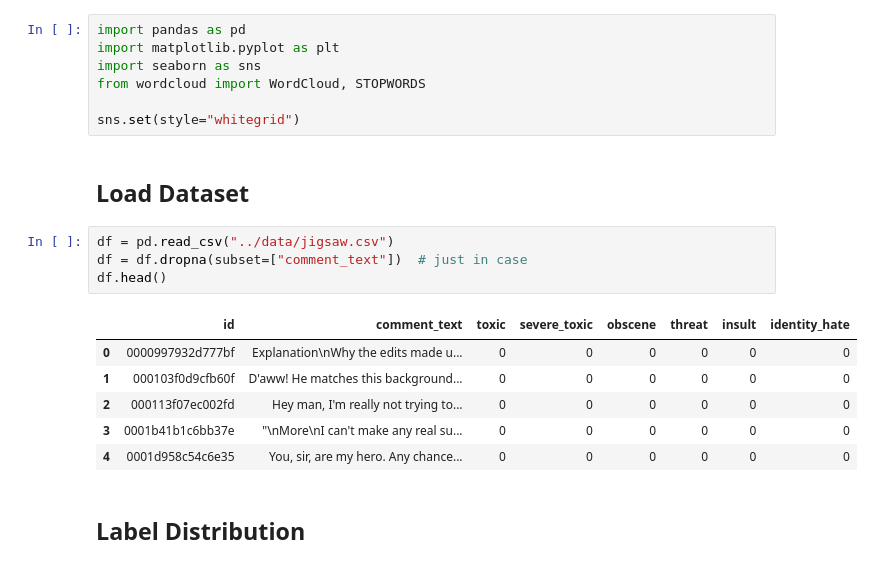
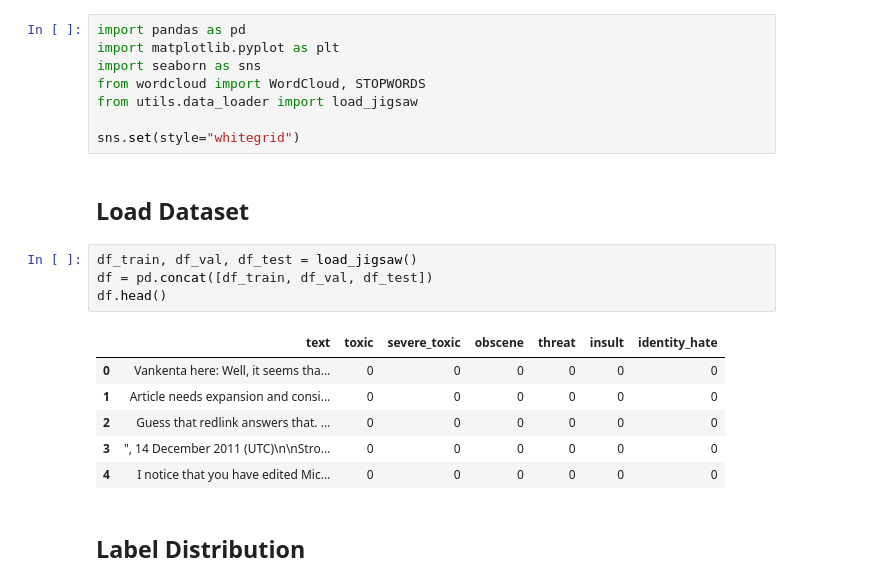
Before and after one commit to naghamo/deltaf1-hybrid-active-learning, a Jupyter notebook: eda_preprocessing/03_jigsaw_eda.ipynb, the cells around one changed output. Cells and saved outputs as stored; diff of their text form.

```diff
--- a/eda_preprocessing/03_jigsaw_eda.ipynb
+++ b/eda_preprocessing/03_jigsaw_eda.ipynb
@@ -3,21 +3,22 @@ import pandas as pd
 import matplotlib.pyplot as plt
 import seaborn as sns
 from wordcloud import WordCloud, STOPWORDS
+from utils.data_loader import load_jigsaw
 
 sns.set(style="whitegrid")
 # %% [markdown]
 ## Load Dataset
 # %%
-df = pd.read_csv("../data/jigsaw.csv")
-df = df.dropna(subset=["comment_text"])  # just in case
+df_train, df_val, df_test = load_jigsaw()
+df = pd.concat([df_train, df_val, df_test])
 df.head()
 # %% [output]
-|  | id | comment_text | toxic | severe_toxic | obscene | threat | insult | identity_hate |
-| 0 | 0000997932d777bf | Explanation\nWhy the edits made u... | 0 | 0 | 0 | 0 | 0 | 0 |
-| 1 | 000103f0d9cfb60f | D'aww! He matches this background... | 0 | 0 | 0 | 0 | 0 | 0 |
-| 2 | 000113f07ec002fd | Hey man, I'm really not trying to... | 0 | 0 | 0 | 0 | 0 | 0 |
-| 3 | 0001b41b1c6bb37e | "\nMore\nI can't make any real su... | 0 | 0 | 0 | 0 | 0 | 0 |
-| 4 | 0001d958c54c6e35 | You, sir, are my hero. Any chance... | 0 | 0 | 0 | 0 | 0 | 0 |
+|  | text | toxic | severe_toxic | obscene | threat | insult | identity_hate |
+| 0 | Vankenta here: Well, it seems tha... | 0 | 0 | 0 | 0 | 0 | 0 |
+| 1 | Article needs expansion and consi... | 0 | 0 | 0 | 0 | 0 | 0 |
+| 2 | Guess that redlink answers that. ... | 0 | 0 | 0 | 0 | 0 | 0 |
+| 3 | ", 14 December 2011 (UTC)\n\nStro... | 0 | 0 | 0 | 0 | 0 | 0 |
+| 4 | I notice that you have edited Mic... | 0 | 0 | 0 | 0 | 0 | 0 |
 # %% [markdown]
 ## Label Distribution
 # %%
```
Also changed, not shown: parts of 3 cells of this notebook, 3 other files.
